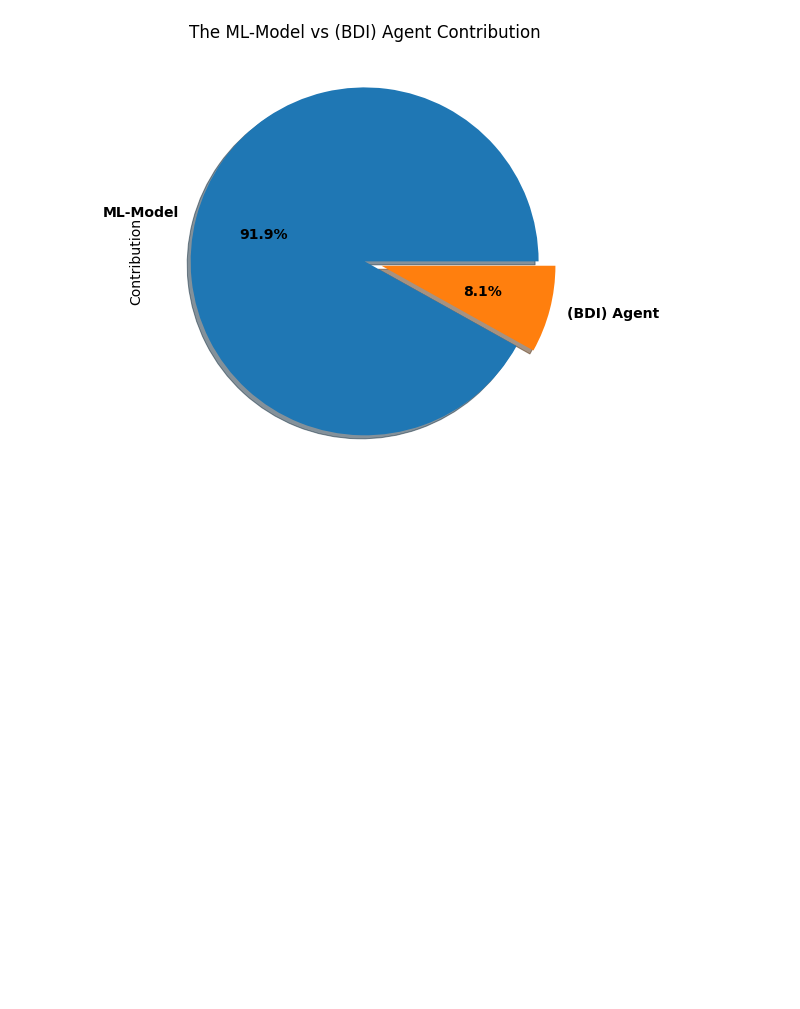
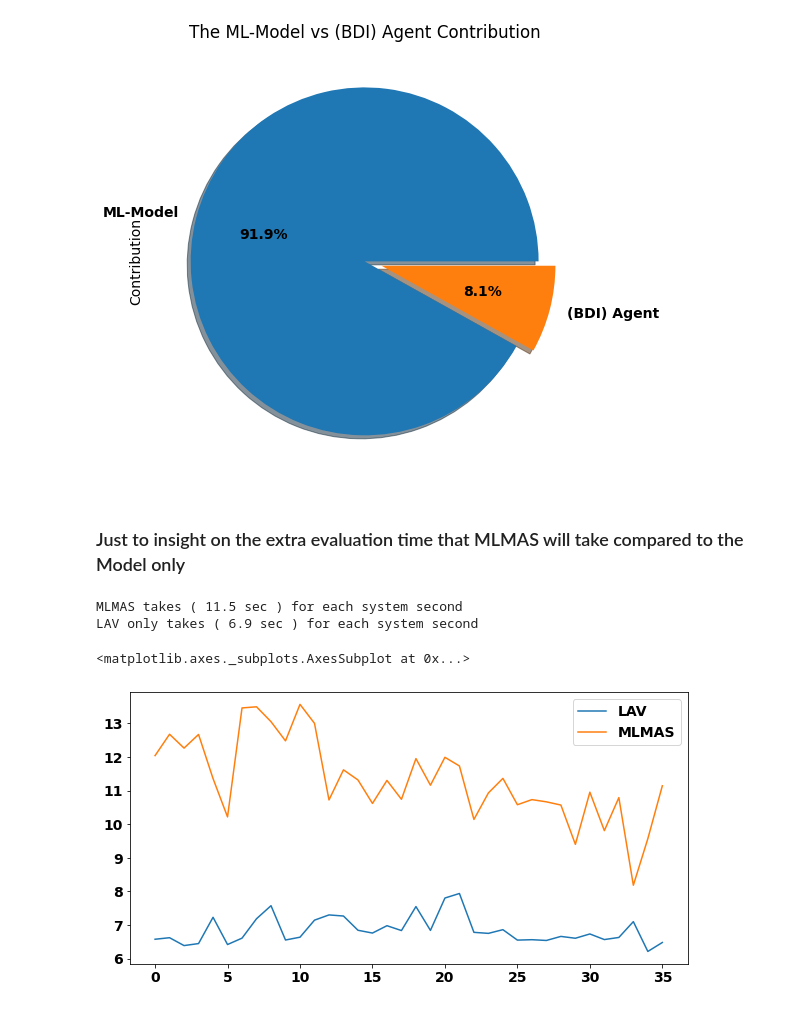
Before and after one commit to alshukairi/ML-MAS-Framework, a Jupyter notebook: install/MLMAS_Project/MLMAS_Framework/tools/utility.ipynb, the cells around one changed output. Saved outputs shown, nothing was run; the diff lists cells and outputs as text; code cells hidden in the pictures; blank space fills up the shorter version.

Commit message:
utility with final evaluation time calculation

```diff
--- a/install/MLMAS_Project/MLMAS_Framework/tools/utility.ipynb
+++ b/install/MLMAS_Project/MLMAS_Framework/tools/utility.ipynb
@@ -138,6 +156,20 @@ def geLeaderboardMetrics(jsn):
 
     return leaderboard_df
 
+def geEvaluationRecords(jsn):
+    df = pd.DataFrame(jsn["_checkpoint"]["records"]).meta
+    game_duration = []
+    system_duration = []
+    for i in range(len(df)):
+        game_duration.append(df[i]["duration_game"])
+        system_duration.append(df[i]["duration_system"])
+
+    records_meta_df = pd.DataFrame({"game_duration": game_duration,
+                                   "system_duration":system_duration})
+    records_meta_df = records_meta_df.astype(float)
+
+    return records_meta_df
+
 
 
 mlmas_leaderboard_jsn = loadLeaderboardJson(mlmas_leaderboard_results_file)
@@ -318,3 +350,25 @@ plot = total_df.plot.pie(y='Contribution', title="The ML-Model vs (BDI) Agent Co
                    shadow=True, startangle=0,figsize=(8, 8))
 # %% [output]
 [figure]
+# %% [markdown]
+### Just to insight on the extra evaluation time that MLMAS will take compared to the Model only
+# %%
+mlmas_duration = geEvaluationRecords(mlmas_leaderboard_jsn)
+lav_duration = geEvaluationRecords(lav_leaderboard_jsn)
+
+mlmas_avg_sec =  mlmas_duration.system_duration.sum()/mlmas_duration.game_duration.sum()
+lav_avg_sec =  lav_duration.system_duration.sum()/lav_duration.game_duration.sum()
+
+print("MLMAS takes (", round(mlmas_avg_sec,1) , "sec ) for each system second")
+print("LAV only takes (", round(lav_avg_sec,1) , "sec ) for each system second")
+# %% [output]
+MLMAS takes ( 11.5 sec ) for each system second
+LAV only takes ( 6.9 sec ) for each system second
+# %%
+final_eval_df = pd.DataFrame({"LAV": lav_duration.system_duration.values/lav_duration.game_duration.values,
+                             "MLMAS": mlmas_duration.system_duration.values/mlmas_duration.game_duration.values})
+
+final_eval_df.plot(figsize=(10,5))
+# %% [output]
+<matplotlib.axes._subplots.AxesSubplot at 0x...>
+[figure, added]
```
Also changed, not shown: parts of 3 cells of this notebook.
